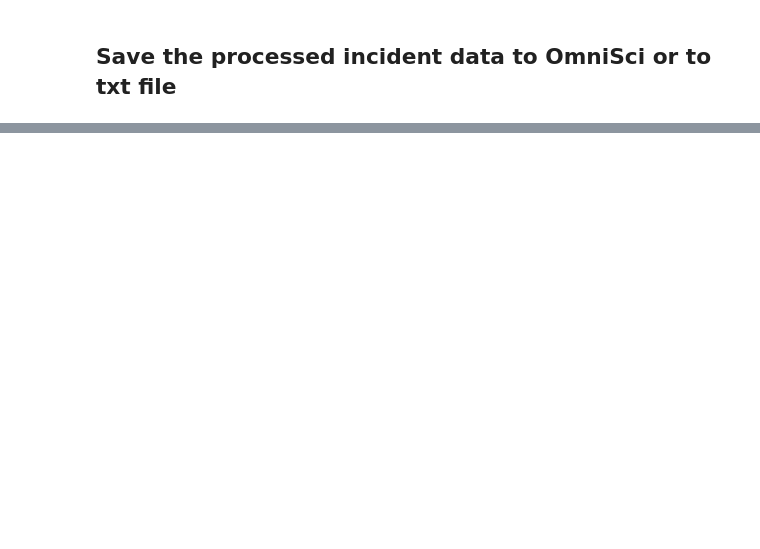
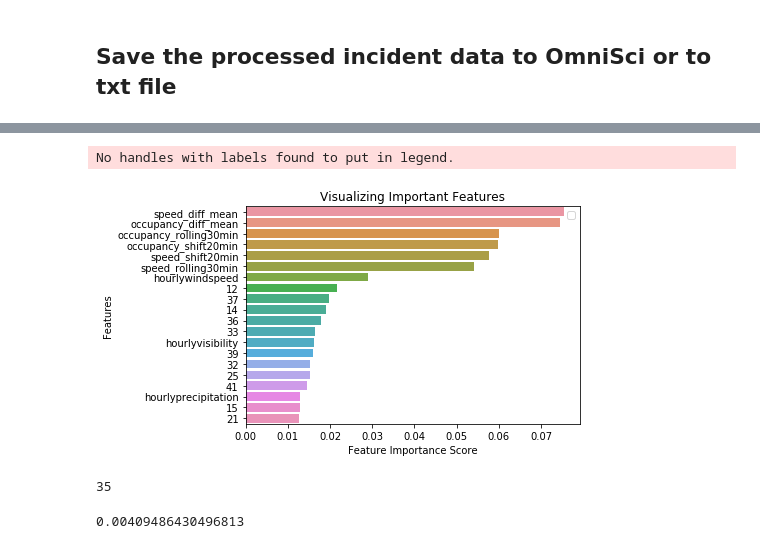
Before and after one commit to abeduplaa/caltrans-data-exploration, a Jupyter notebook: notebooks/Ingest Incidence Data.ipynb, the cells around one changed output, grey strips where cells are left out. Drawn from its saved outputs; the diff is of its cells as text; code cells hidden in the pictures; blank space fills up the shorter version.

```diff
--- a/notebooks/Ingest Incidence Data.ipynb
+++ b/notebooks/Ingest Incidence Data.ipynb
@@ -242,0 +498,6 @@ con.close()
+# %%
+#Number of unique fields in category column
+category_cols = ['direction','area','freeway','hour_of_day','day_of_week']
+print("Cardinality of categories:")
+for col in category_cols:
+    print("%s: %d" %(col, len( data[col].unique() ) ) )
@@ -242,0 +569,16 @@ con.close()
+# %%
+# Use numpy to convert to arrays
+
+# convert label to numpy array
+y = np.array(data['severity'])
+
+# Saving feature names for later use
+X_cols = list(df_X.columns)
+
+# Convert to numpy array
+X = np.array(df_X)
+# %%
+# Using Skicit-learn to split data into training and testing sets
+from sklearn.model_selection import train_test_split
+# Split the data into training and testing sets
+X_train, X_test, y_train, y_test = train_test_split(X, y, test_size = 0.15, random_state = 7)
@@ -242,0 +705,4 @@ con.close()
+# %%
+import pandas as pd
+feature_imp = pd.Series(clf.feature_importances_,index=list(df_X.columns)).sort_values(ascending=False)
+feature_imp
@@ -242,0 +722,24 @@ con.close()
+# %%
+import matplotlib.pyplot as plt
+import seaborn as sns
+%matplotlib inline
+# Creating a bar plot
+
+sns.barplot(x=feature_imp[:20], y=feature_imp.index[:20])
+# Add labels to your graph
+plt.xlabel('Feature Importance Score')
+plt.ylabel('Features')
+plt.title("Visualizing Important Features")
+plt.legend()
+plt.show()
+# %% [output]
+No handles with labels found to put in legend.
+[figure, added]
+# %%
+len(df.freeway.unique())
+# %% [output]
+35
+# %%
+feature_imp.loc[any('freeway')]
+# %% [output]
+0.00409486430496813
```
Also changed, not shown: parts of 51 cells of this notebook, 5 other files.
